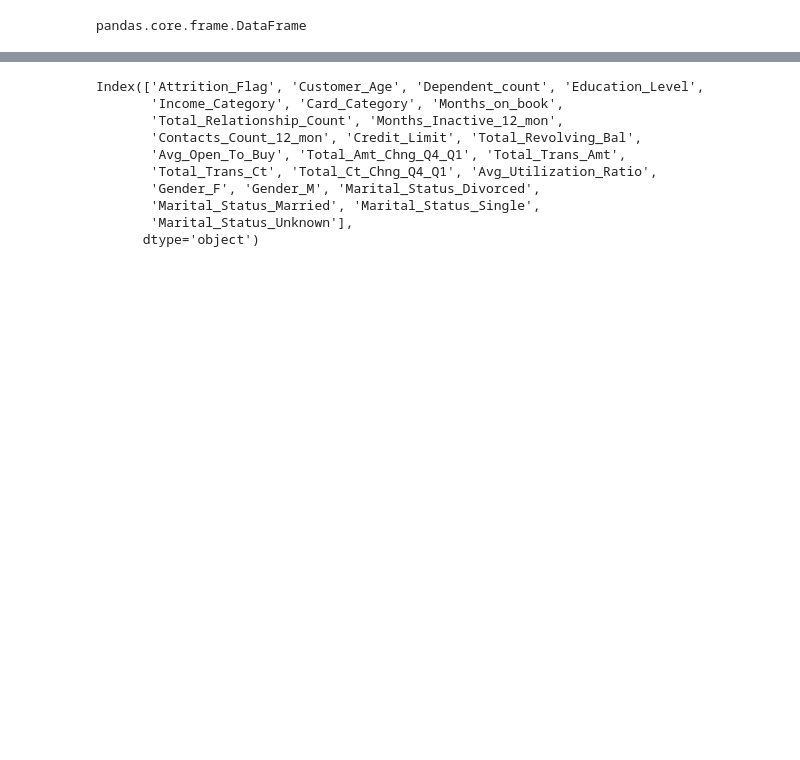
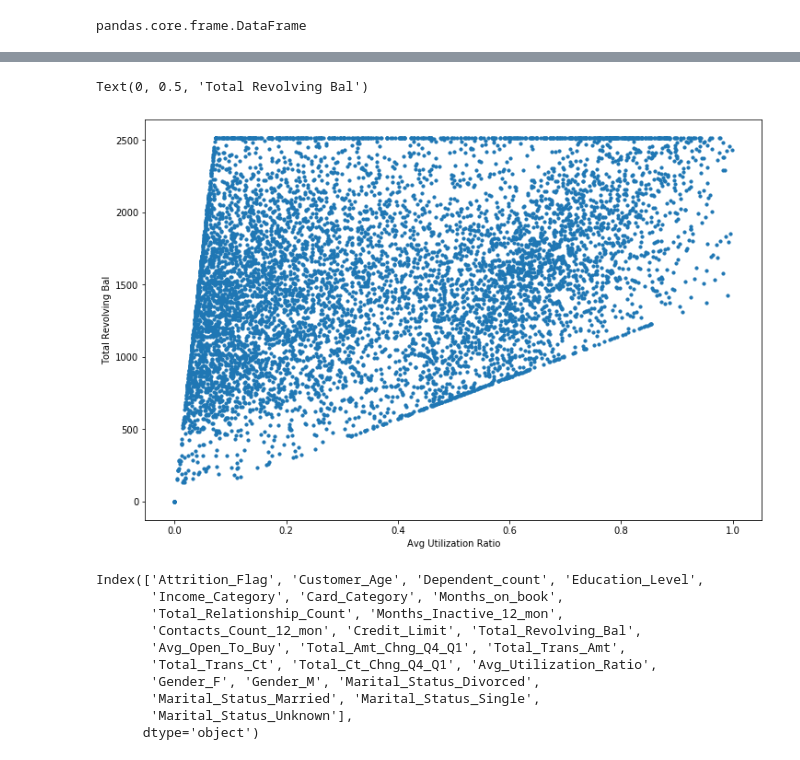
Before and after one commit to alperdem1rel/ml-examples, a Jupyter notebook: predict-churn-example.ipynb, the cells around one changed output, grey strips where cells are left out. Saved outputs shown, nothing was run; the diff lists cells and outputs as text; code cells hidden in the pictures; blank space fills up the shorter version.

```diff
--- a/predict-churn-example.ipynb
+++ b/predict-churn-example.ipynb
@@ -322,3 +377,13 @@ pandas.core.frame.DataFrame
+# %%
+fig, ax = plt.subplots(figsize=(12, 8))
+
+plt.scatter(churn_df['Avg_Utilization_Ratio'], churn_df['Total_Revolving_Bal'], s=10)
+
+plt.xlabel('Avg Utilization Ratio')
+plt.ylabel('Total Revolving Bal')
+# %% [output]
+Text(0, 0.5, 'Total Revolving Bal')
+[figure, added]
 # %%
 from sklearn.model_selection import train_test_split
 
```
Also changed, not shown: parts of 36 cells of this notebook, 1 other file.
